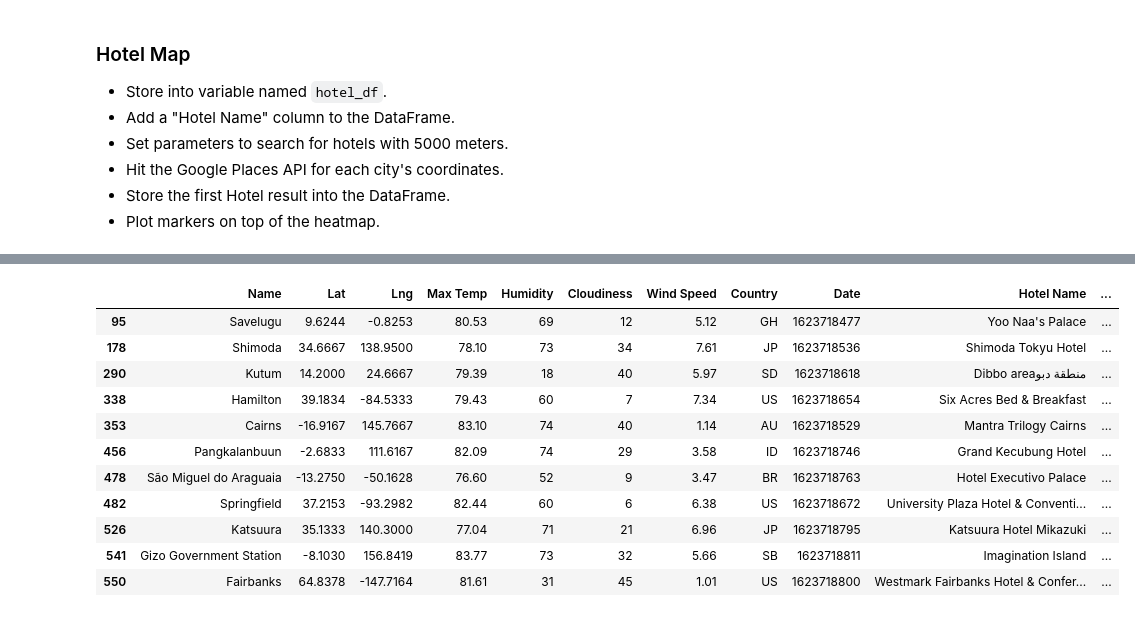
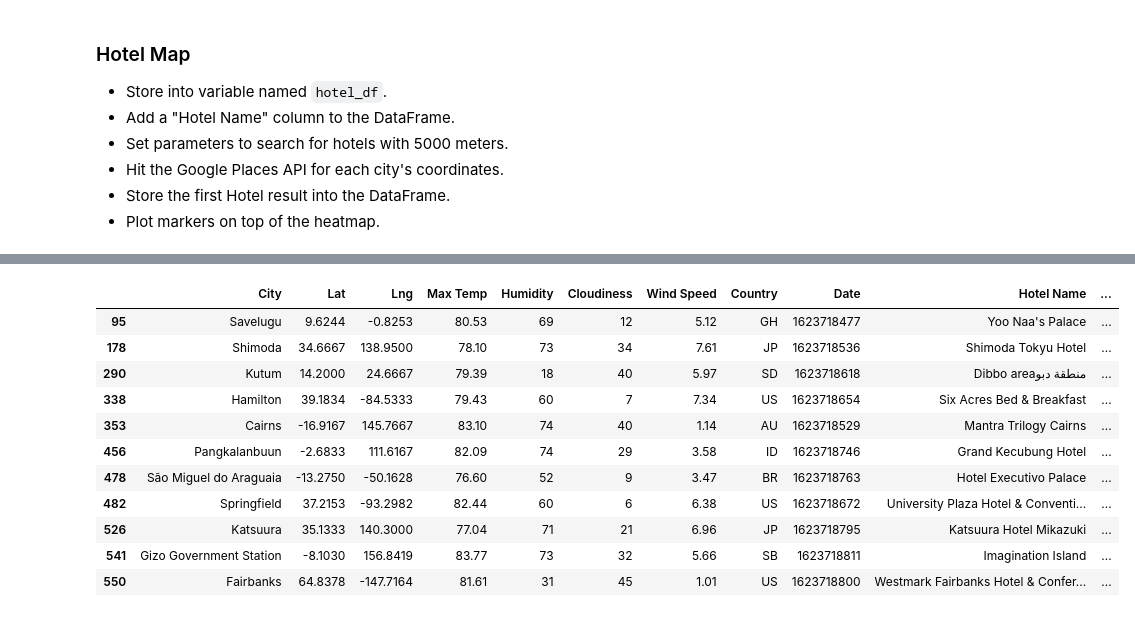
Before and after one commit to LP-116/python-api-challenge, a Jupyter notebook: VacationPy/VacationPy.ipynb, the cells around one changed output, grey strips where cells are left out. Drawn from its saved outputs; the diff is of its cells as text; code cells hidden in the pictures.

```diff
--- a/VacationPy/VacationPy.ipynb
+++ b/VacationPy/VacationPy.ipynb
@@ -130,7 +132,7 @@ weather_file_df
 # %%
 params = {"radius": 5000, "types": "lodging", "key": g_key}
 
-for index, row in weather_file_df.iterrows():
+for index, row in hotel_df.iterrows():
 
     lat = row["Lat"]
     lng = row["Lng"]
@@ -143,23 +145,23 @@ for index, row in weather_file_df.iterrows():
     hotel_detail = hotel_detail.json()
 
     try:
-        weather_file_df.loc[index, "Hotel Name"] = hotel_detail["results"][0]["name"]
-        weather_file_df.loc[index, "Hotel Address"] = hotel_detail["results"][0]["vicinity"]
+        hotel_df.loc[index, "Hotel Name"] = hotel_detail["results"][0]["name"]
+        hotel_df.loc[index, "Hotel Address"] = hotel_detail["results"][0]["vicinity"]
 
     except:
         print("Missing detail... skipping.")
-# %%
-weather_file_df
-# %% [output]
-|  | Name | Lat | Lng | Max Temp | Humidity | Cloudiness | Wind Speed | Country | Date | Hotel Name | ... |
-| 95 | Savelugu | 9.6244 | -0.8253 | 80.53 | 69 | 12 | 5.12 | GH | 1623718477 | Yoo Naa's Palace | ... |
-| 178 | Shimoda | 34.6667 | 138.9500 | 78.10 | 73 | 34 | 7.61 | JP | 1623718536 | Shimoda Tokyu Hotel | ... |
-| 290 | Kutum | 14.2000 | 24.6667 | 79.39 | 18 | 40 | 5.97 | SD | 1623718618 | Dibbo areaمنطقة دبو | ... |
-| 338 | Hamilton | 39.1834 | -84.5333 | 79.43 | 60 | 7 | 7.34 | US | 1623718654 | Six Acres Bed & Breakfast | ... |
-| 353 | Cairns | -16.9167 | 145.7667 | 83.10 | 74 | 40 | 1.14 | AU | 1623718529 | Mantra Trilogy Cairns | ... |
-| 456 | Pangkalanbuun | -2.6833 | 111.6167 | 82.09 | 74 | 29 | 3.58 | ID | 1623718746 | Grand Kecubung Hotel | ... |
-| 478 | São Miguel do Araguaia | -13.2750 | -50.1628 | 76.60 | 52 | 9 | 3.47 | BR | 1623718763 | Hotel Executivo Palace | ... |
-| 482 | Springfield | 37.2153 | -93.2982 | 82.44 | 60 | 6 | 6.38 | US | 1623718672 | University Plaza Hotel & Conventi... | ... |
-| 526 | Katsuura | 35.1333 | 140.3000 | 77.04 | 71 | 21 | 6.96 | JP | 1623718795 | Katsuura Hotel Mikazuki | ... |
-| 541 | Gizo Government Station | -8.1030 | 156.8419 | 83.77 | 73 | 32 | 5.66 | SB | 1623718811 | Imagination Island | ... |
-| 550 | Fairbanks | 64.8378 | -147.7164 | 81.61 | 31 | 45 | 1.01 | US | 1623718800 | Westmark Fairbanks Hotel & Confer... | ... |
+# %%
+hotel_df
+# %% [output]
+|  | City | Lat | Lng | Max Temp | Humidity | Cloudiness | Wind Speed | Country | Date | Hotel Name | ... |
+| 95 | Savelugu | 9.6244 | -0.8253 | 80.53 | 69 | 12 | 5.12 | GH | 1623718477 | Yoo Naa's Palace | ... |
+| 178 | Shimoda | 34.6667 | 138.9500 | 78.10 | 73 | 34 | 7.61 | JP | 1623718536 | Shimoda Tokyu Hotel | ... |
+| 290 | Kutum | 14.2000 | 24.6667 | 79.39 | 18 | 40 | 5.97 | SD | 1623718618 | Dibbo areaمنطقة دبو | ... |
+| 338 | Hamilton | 39.1834 | -84.5333 | 79.43 | 60 | 7 | 7.34 | US | 1623718654 | Six Acres Bed & Breakfast | ... |
+| 353 | Cairns | -16.9167 | 145.7667 | 83.10 | 74 | 40 | 1.14 | AU | 1623718529 | Mantra Trilogy Cairns | ... |
+| 456 | Pangkalanbuun | -2.6833 | 111.6167 | 82.09 | 74 | 29 | 3.58 | ID | 1623718746 | Grand Kecubung Hotel | ... |
+| 478 | São Miguel do Araguaia | -13.2750 | -50.1628 | 76.60 | 52 | 9 | 3.47 | BR | 1623718763 | Hotel Executivo Palace | ... |
+| 482 | Springfield | 37.2153 | -93.2982 | 82.44 | 60 | 6 | 6.38 | US | 1623718672 | University Plaza Hotel & Conventi... | ... |
+| 526 | Katsuura | 35.1333 | 140.3000 | 77.04 | 71 | 21 | 6.96 | JP | 1623718795 | Katsuura Hotel Mikazuki | ... |
+| 541 | Gizo Government Station | -8.1030 | 156.8419 | 83.77 | 73 | 32 | 5.66 | SB | 1623718811 | Imagination Island | ... |
+| 550 | Fairbanks | 64.8378 | -147.7164 | 81.61 | 31 | 45 | 1.01 | US | 1623718800 | Westmark Fairbanks Hotel & Confer... | ... |
```
Also changed, not shown: parts of 7 cells of this notebook, 2 other files.
